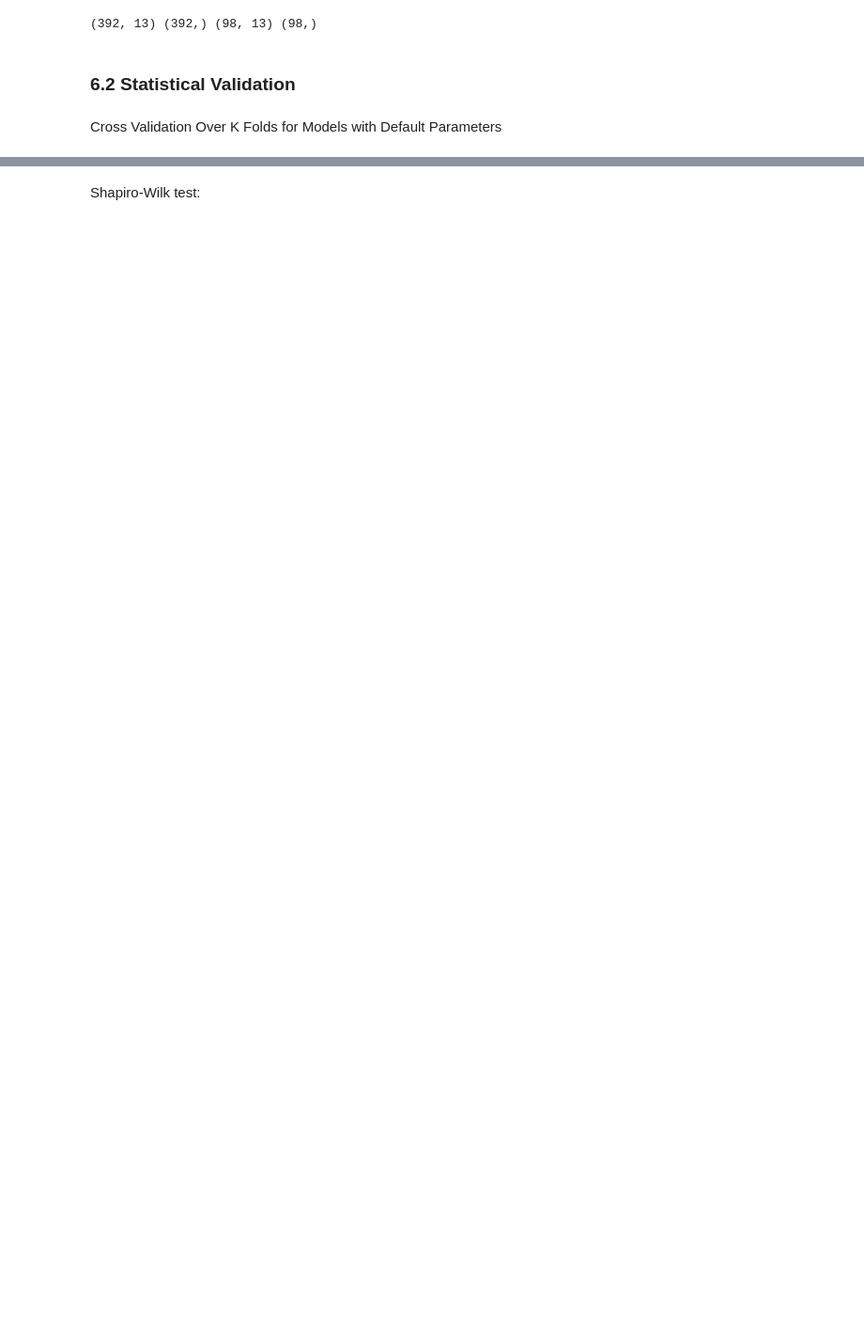
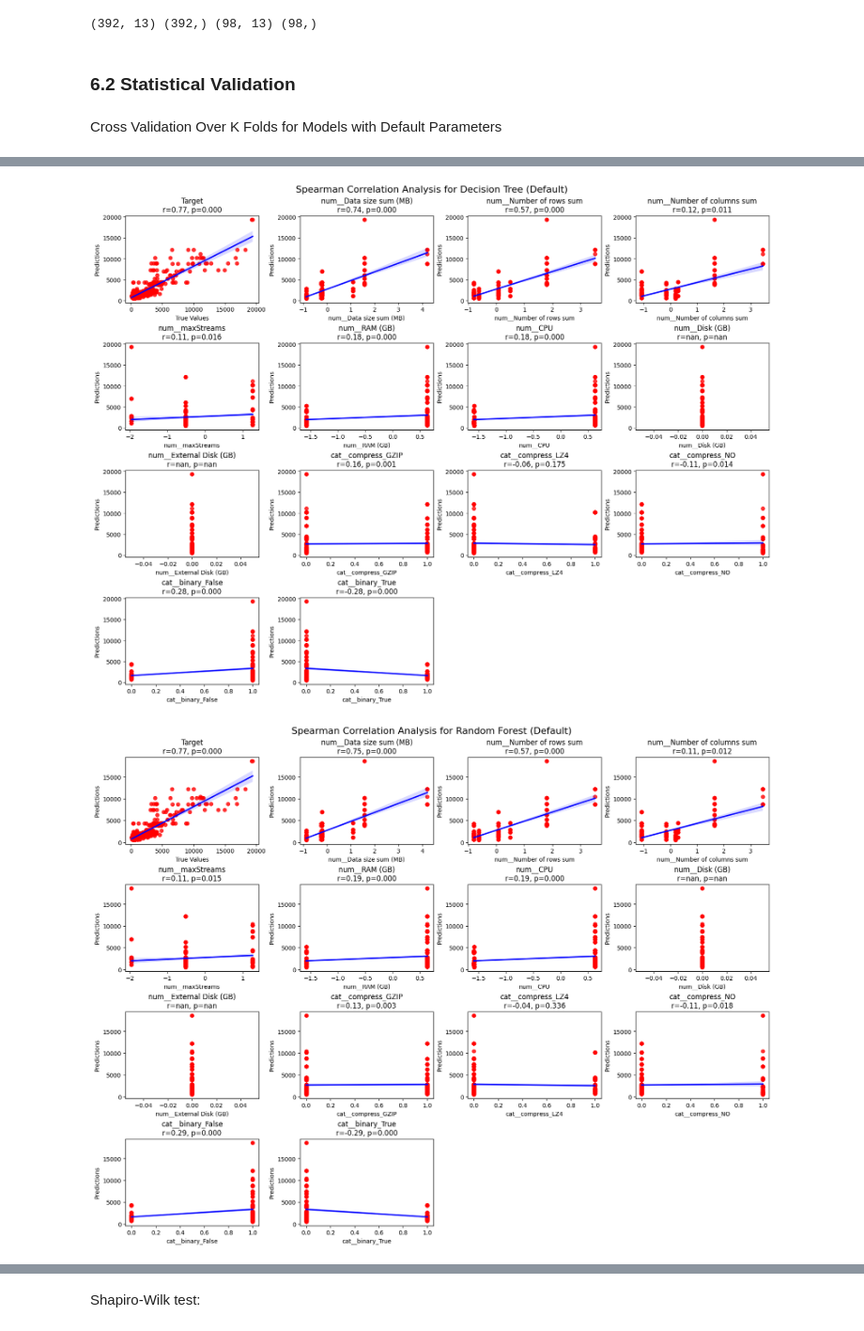
Before and after one commit to yorku-ease/DmML, a Jupyter notebook: db2_data_cleaning_cleaned.ipynb, the cells around one changed output, grey strips where cells are left out. Shown at 94% size. Saved outputs shown, nothing was run; the diff lists cells and outputs as text; code cells hidden in the pictures; blank space fills up the shorter version.

```diff
--- a/db2_data_cleaning_cleaned.ipynb
+++ b/db2_data_cleaning_cleaned.ipynb
@@ -1091,0 +1097,77 @@ XGBoost (Default)            1916.352186  1372.588600
+# %%
+import matplotlib.pyplot as plt
+from scipy.stats import spearmanr
+import seaborn as sns
+import numpy as np
+
+# Initialize a dictionary to store Spearman correlation results
+spearman_results = []
+
+# Analyze each model
+for name, model in models.items():
+    # Train the model on the entire dataset (for simplicity, assuming no data leakage)
+    model.fit(X, y)
+
+    # Get predictions for the dataset
+    predictions = model.predict(X)
+
+    # Calculate Spearman correlation with the target
+    spearman_target_corr, target_pval = spearmanr(y, predictions)
+
+    # Calculate Spearman correlation with each feature
+    feature_correlations = []
+    feature_pvals = []
+    for col in X.columns:
+        feature_corr, pval = spearmanr(X[col], predictions)
+        feature_correlations.append(feature_corr)
+        feature_pvals.append(pval)
+
+    # Store results
+    spearman_results.append({
+        "Model": name,
+        "Target Correlation": spearman_target_corr,
+        "Feature Correlations": feature_correlations,
+        "Feature P-Values": feature_pvals
+    })
+
+    # Create subplots
+    num_features = len(X.columns)
+    num_plots = num_features + 1  # Include target correlation
+    cols = 4  # Number of columns in the grid
+    rows = (num_plots // cols) + (num_plots % cols > 0)
+    fig, axes = plt.subplots(rows, cols, figsize=(16, 12), constrained_layout=True)
+
+    # Flatten the axes for easier indexing
+    axes = axes.flatten()
+
+    # Plot target correlation
+    sns.regplot(
+        x=y, y=predictions, ax=axes[0], scatter_kws={"color": "red"}, line_kws={"color": "blue"}
+    )
+    axes[0].set_title(f"Target\nr={spearman_target_corr:.2f}, p={target_pval:.3f}")
+    axes[0].set_xlabel("True Values")
+    axes[0].set_ylabel("Predictions")
+
+    # Plot feature correlations
+    for i, col in enumerate(X.columns):
+        sns.regplot(
+            x=X[col], y=predictions, ax=axes[i + 1], scatter_kws={"color": "red"}, line_kws={"color": "blue"}
+        )
+        axes[i + 1].set_title(
+            f"{col}\nr={feature_correlations[i]:.2f}, p={feature_pvals[i]:.3f}"
+        )
+        axes[i + 1].set_xlabel(col)
+        axes[i + 1].set_ylabel("Predictions")
+
+    # Turn off unused subplots
+    for j in range(num_plots, len(axes)):
+        axes[j].axis("off")
+
+    # Add a main title for the entire grid
+    fig.suptitle(f"Spearman Correlation Analysis for {name}", fontsize=16, y=1.02)
+
+    # Show the plot
+    plt.show()
+# %% [output]
+[figure, added]
+[figure, added]
```
Also changed, not shown: parts of 19 cells of this notebook, 4 other files.
